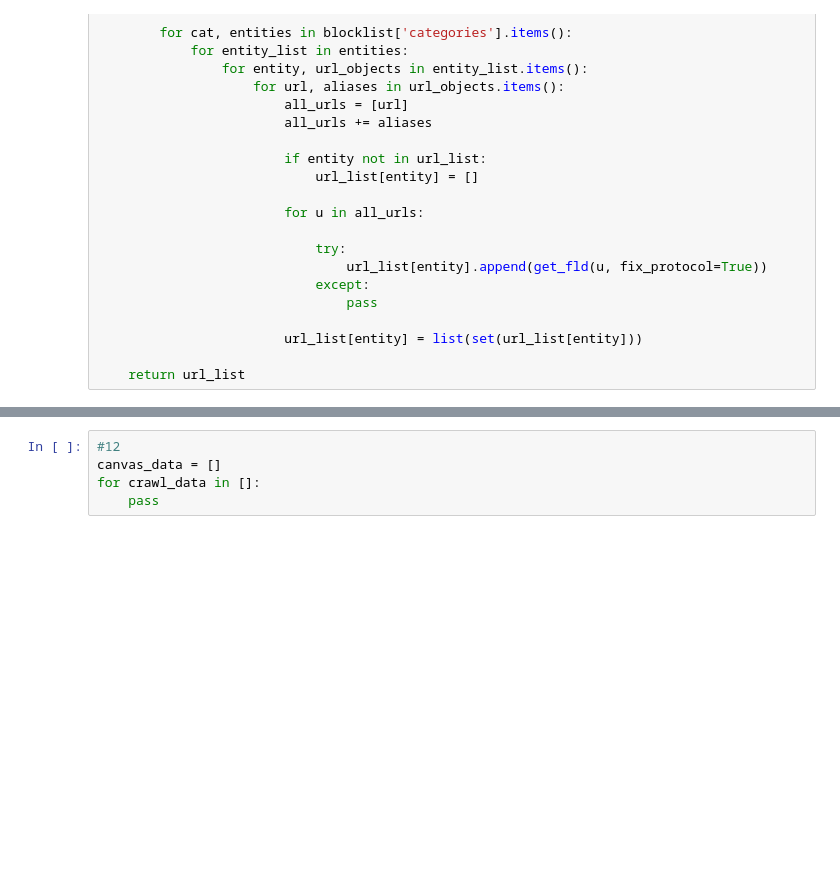
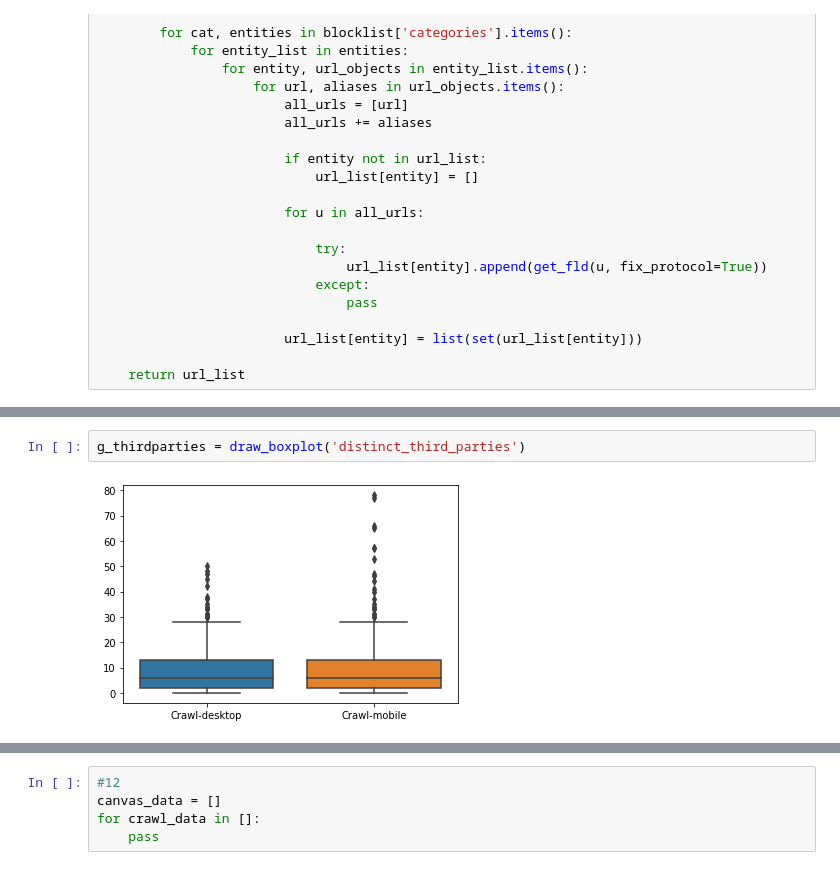
Before and after one commit to JobDoesburg/capita-selecta-selenium-crawler, a Jupyter notebook: analysis/analysis.ipynb, the cells around one changed output, grey strips where cells are left out. Cells and saved outputs as stored; diff of their text form; blank space fills up the shorter version.

```diff
--- a/analysis/analysis.ipynb
+++ b/analysis/analysis.ipynb
@@ -260,0 +312,4 @@ sns.boxplot(data=pd.DataFrame(data=df_desktop, columns=['tranco_ranks','page_loa
+# %%
+g_thirdparties = draw_boxplot('distinct_third_parties')
+# %% [output]
+[figure, added]
```
Also changed, not shown: parts of 12 cells of this notebook.
